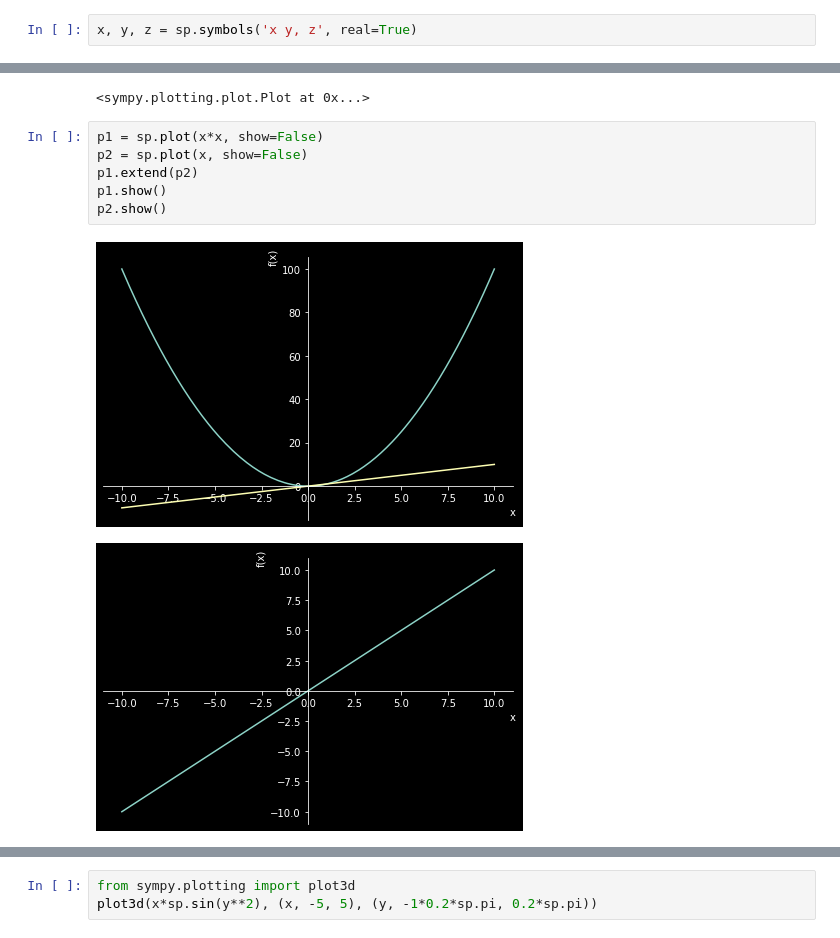
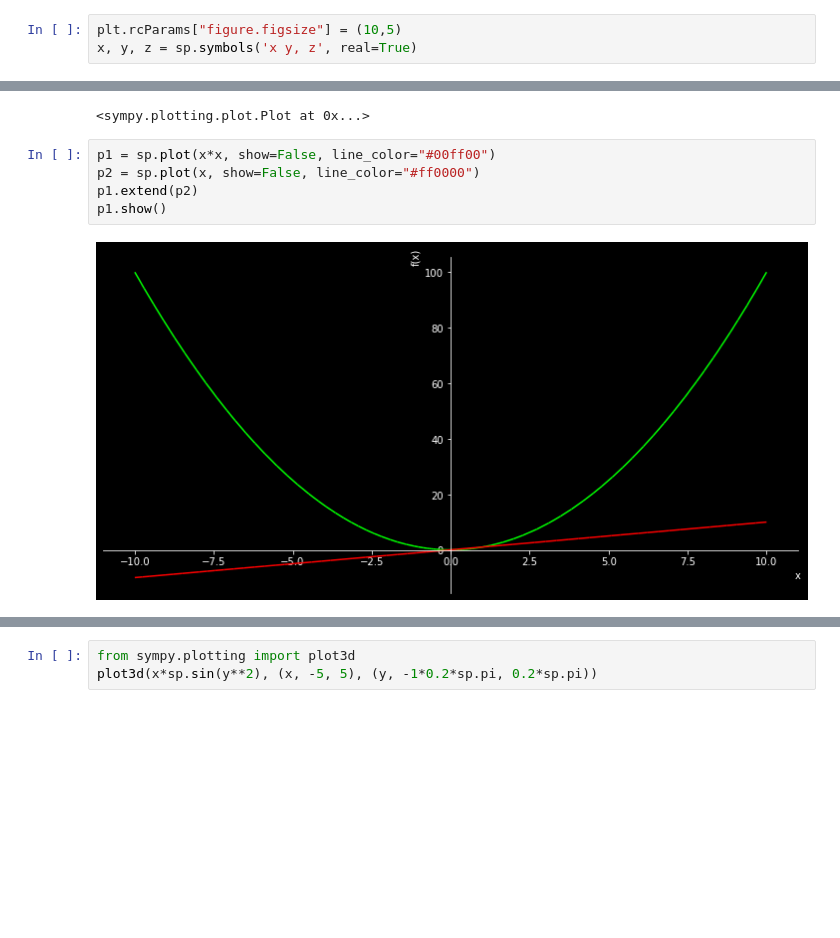
Before and after one commit to utkusarioglu/workshop-mathematics, a Jupyter notebook: src/one.ipynb, the cells around one changed output, grey strips where cells are left out. Cells and saved outputs as stored; diff of their text form; blank space fills up the shorter version.

```diff
--- a/src/one.ipynb
+++ b/src/one.ipynb
@@ -4,4 +5,5 @@ import sympy as sp
 # %%
+plt.rcParams["figure.figsize"] = (10,5)
 x, y, z = sp.symbols('x y, z', real=True)
 # %%
 sp.integrate(sp.sin(x**2))
@@ -119,14 +127,12 @@ sp.plot(f.subs(y, 10))
 [figure]
 <sympy.plotting.plot.Plot at 0x...>
 # %%
-p1 = sp.plot(x*x, show=False)
-p2 = sp.plot(x, show=False)
+p1 = sp.plot(x*x, show=False, line_color="#00ff00")
+p2 = sp.plot(x, show=False, line_color="#ff0000")
 p1.extend(p2)
 p1.show()
-p2.show()
 # %% [output]
-[figure, old version]
+[figure, new version]
-[figure, removed]
 # %%
 frame =  1.1
 sp.plot_implicit(sp.Lt(x**2 + y**2, 1),
```
Also changed, not shown: parts of 6 cells of this notebook, 3 other files.
